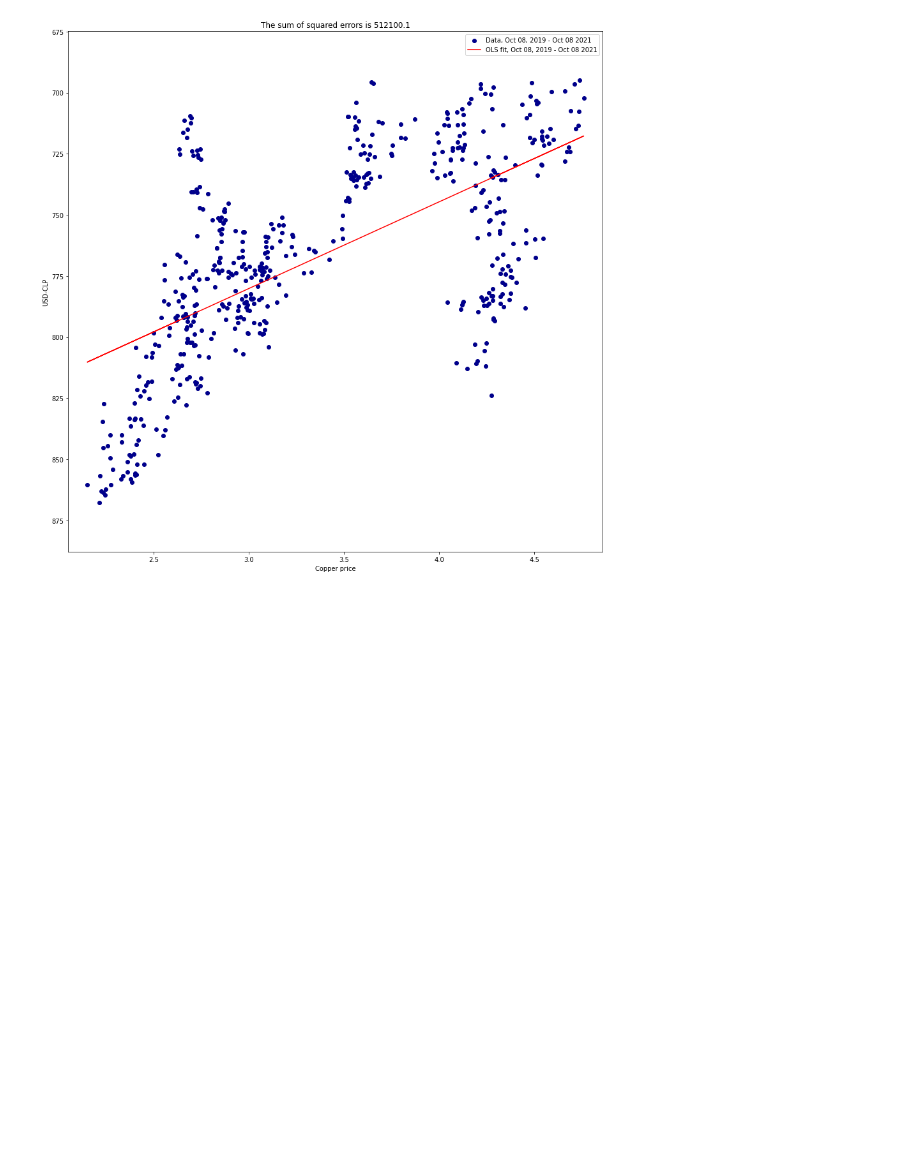
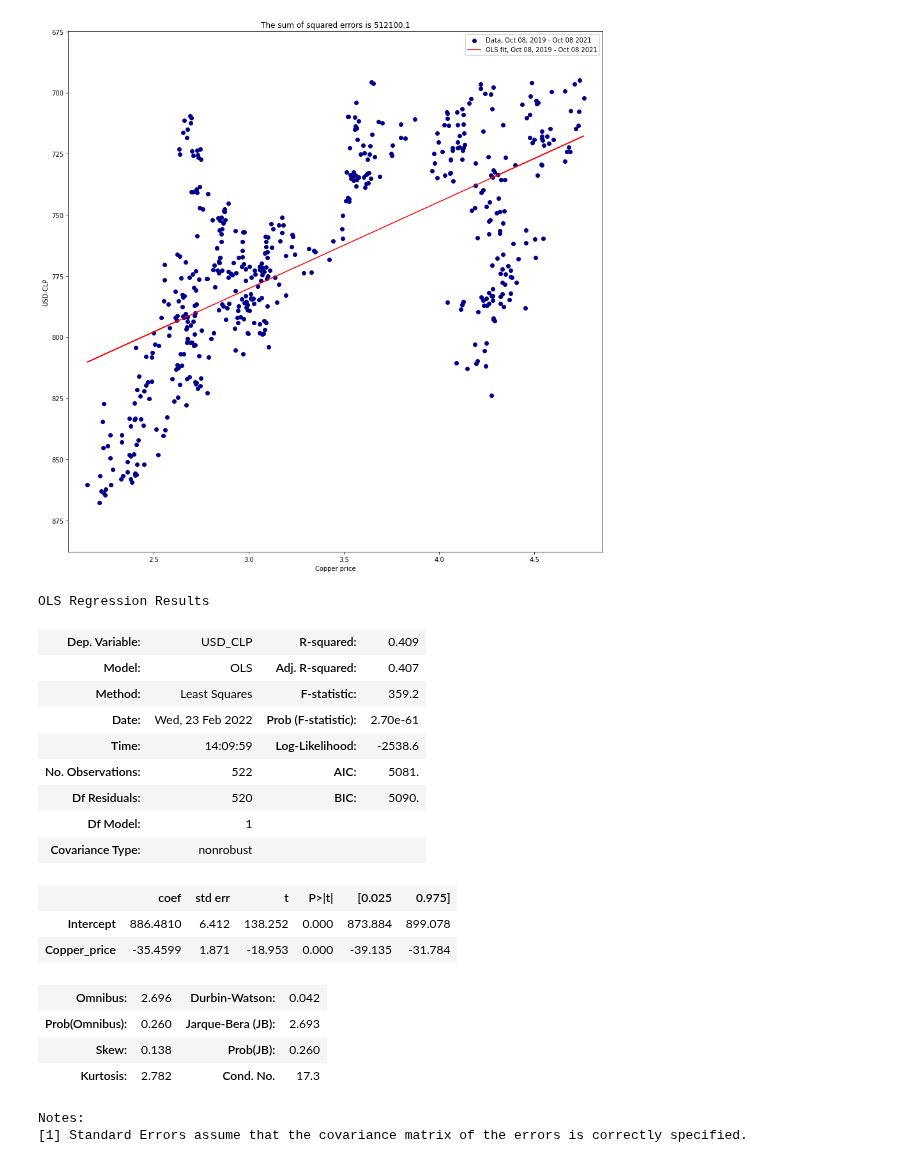
Before and after one commit to rtiedra/data-science, a Jupyter notebook: CLP_vs_Copper/CLP_vs_Copper.ipynb, the cells around one changed output. Drawn from its saved outputs; the diff is of its cells as text; code cells hidden in the pictures; blank space fills up the shorter version.

```diff
--- a/CLP_vs_Copper/CLP_vs_Copper.ipynb
+++ b/CLP_vs_Copper/CLP_vs_Copper.ipynb
@@ -135,3 +159,28 @@ plt.legend()
 plt.show()
 # %% [output]
 [figure]
+# %%
+# We give with .summary() a summary of the performance of the model after the civil unrest.
+# Contains the p-value of 'Copper_price', the confidence interval and the coefficient of determination R-squared.
+
+fit_after.summary()
+# %% [output]
+OLS Regression Results
+| Dep. Variable: | USD_CLP | R-squared: | 0.409 |
+| Model: | OLS | Adj. R-squared: | 0.407 |
+| Method: | Least Squares | F-statistic: | 359.2 |
+| Date: | Wed, 23 Feb 2022 | Prob (F-statistic): | 2.70e-61 |
+| Time: | 14:09:59 | Log-Likelihood: | -2538.6 |
+| No. Observations: | 522 | AIC: | 5081. |
+| Df Residuals: | 520 | BIC: | 5090. |
+| Df Model: | 1 |  |  |
+| Covariance Type: | nonrobust |  |  |
+|  | coef | std err | t | P>|t| | [0.025 | 0.975] |
+| Intercept | 886.4810 | 6.412 | 138.252 | 0.000 | 873.884 | 899.078 |
+| Copper_price | -35.4599 | 1.871 | -18.953 | 0.000 | -39.135 | -31.784 |
+| Omnibus: | 2.696 | Durbin-Watson: | 0.042 |
+| Prob(Omnibus): | 0.260 | Jarque-Bera (JB): | 2.693 |
+| Skew: | 0.138 | Prob(JB): | 0.260 |
+| Kurtosis: | 2.782 | Cond. No. | 17.3 |
+Notes:
+[1] Standard Errors assume that the covariance matrix of the errors is correctly specified.
```
Also changed, not shown: parts of 14 cells of this notebook, 1 other file.
